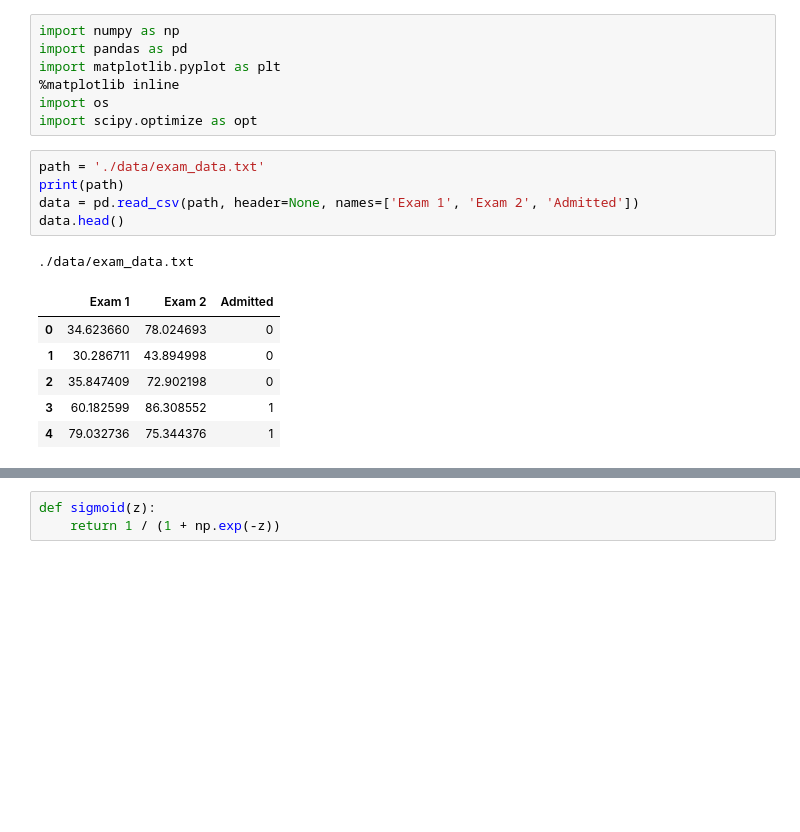
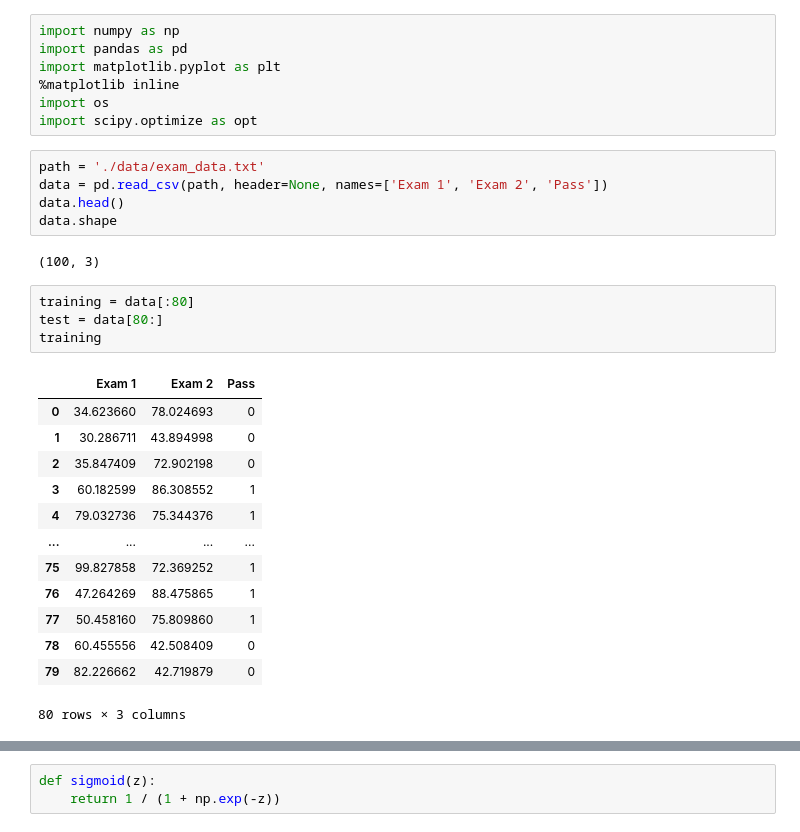
Before and after one commit to marcluettecke/data_science_engineering_blog_post, a Jupyter notebook: data_science_coding/analysis.ipynb, the cells around one changed output, grey strips where cells are left out. Drawn from its saved outputs; the diff is of its cells as text; blank space fills up the shorter version.

```diff
--- a/data_science_coding/analysis.ipynb
+++ b/data_science_coding/analysis.ipynb
@@ -7,15 +7,27 @@ import os
 import scipy.optimize as opt
 # %%
 path = './data/exam_data.txt'
-print(path)
-data = pd.read_csv(path, header=None, names=['Exam 1', 'Exam 2', 'Admitted'])
+data = pd.read_csv(path, header=None, names=['Exam 1', 'Exam 2', 'Pass'])
 data.head()
+data.shape
 # %% [output]
-./data/exam_data.txt
+(100, 3)
-|  | Exam 1 | Exam 2 | Admitted |
-| 0 | 34.623660 | 78.024693 | 0 |
-| 1 | 30.286711 | 43.894998 | 0 |
-| 2 | 35.847409 | 72.902198 | 0 |
-| 3 | 60.182599 | 86.308552 | 1 |
-| 4 | 79.032736 | 75.344376 | 1 |
+# %%
+training = data[:80]
+test = data[80:]
+training
+# %% [output]
+|  | Exam 1 | Exam 2 | Pass |
+| 0 | 34.623660 | 78.024693 | 0 |
+| 1 | 30.286711 | 43.894998 | 0 |
+| 2 | 35.847409 | 72.902198 | 0 |
+| 3 | 60.182599 | 86.308552 | 1 |
+| 4 | 79.032736 | 75.344376 | 1 |
+| ... | ... | ... | ... |
+| 75 | 99.827858 | 72.369252 | 1 |
+| 76 | 47.264269 | 88.475865 | 1 |
+| 77 | 50.458160 | 75.809860 | 1 |
+| 78 | 60.455556 | 42.508409 | 0 |
+| 79 | 82.226662 | 42.719879 | 0 |
+80 rows × 3 columns
 # %%
```
Also changed, not shown: parts of 8 cells of this notebook, 6 other files.
